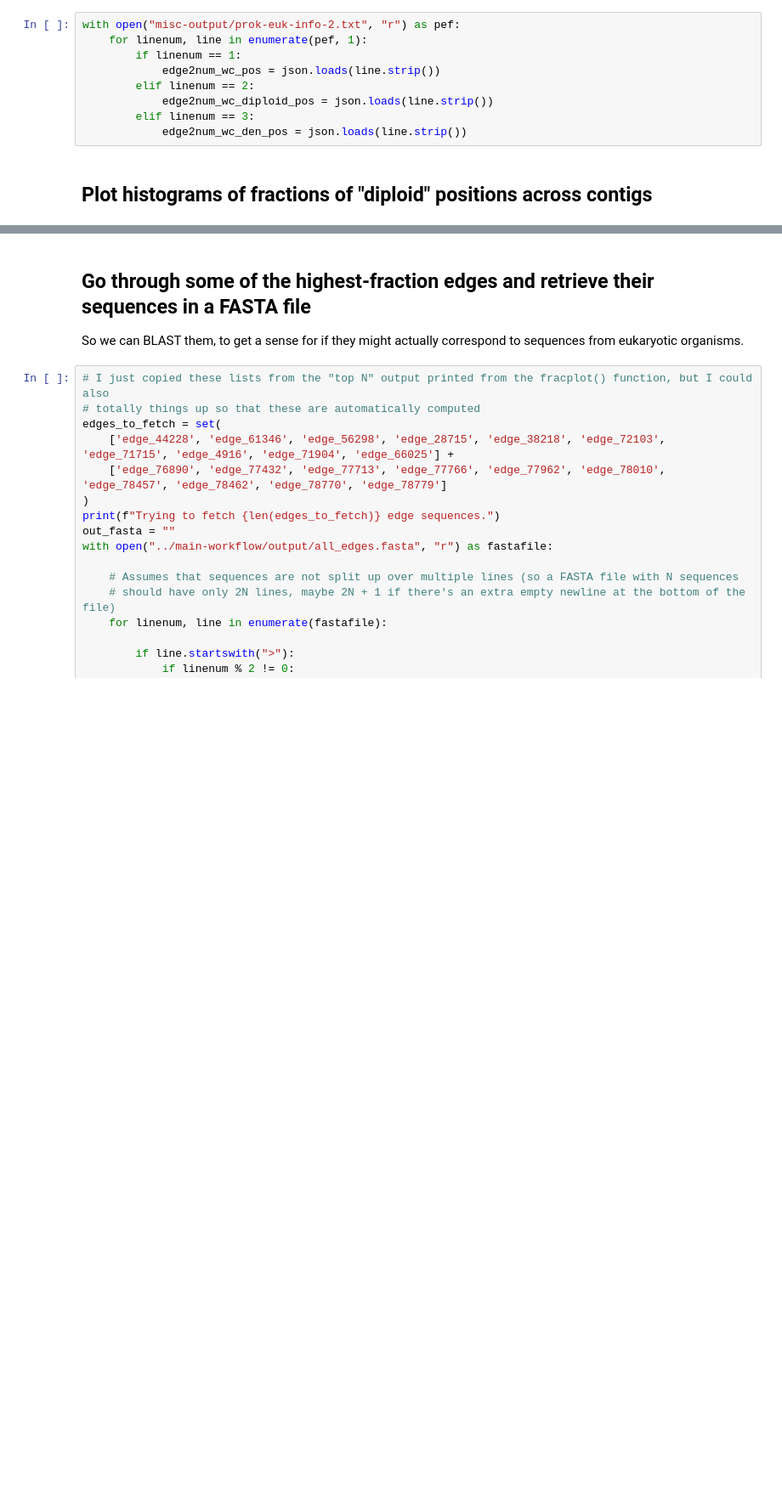
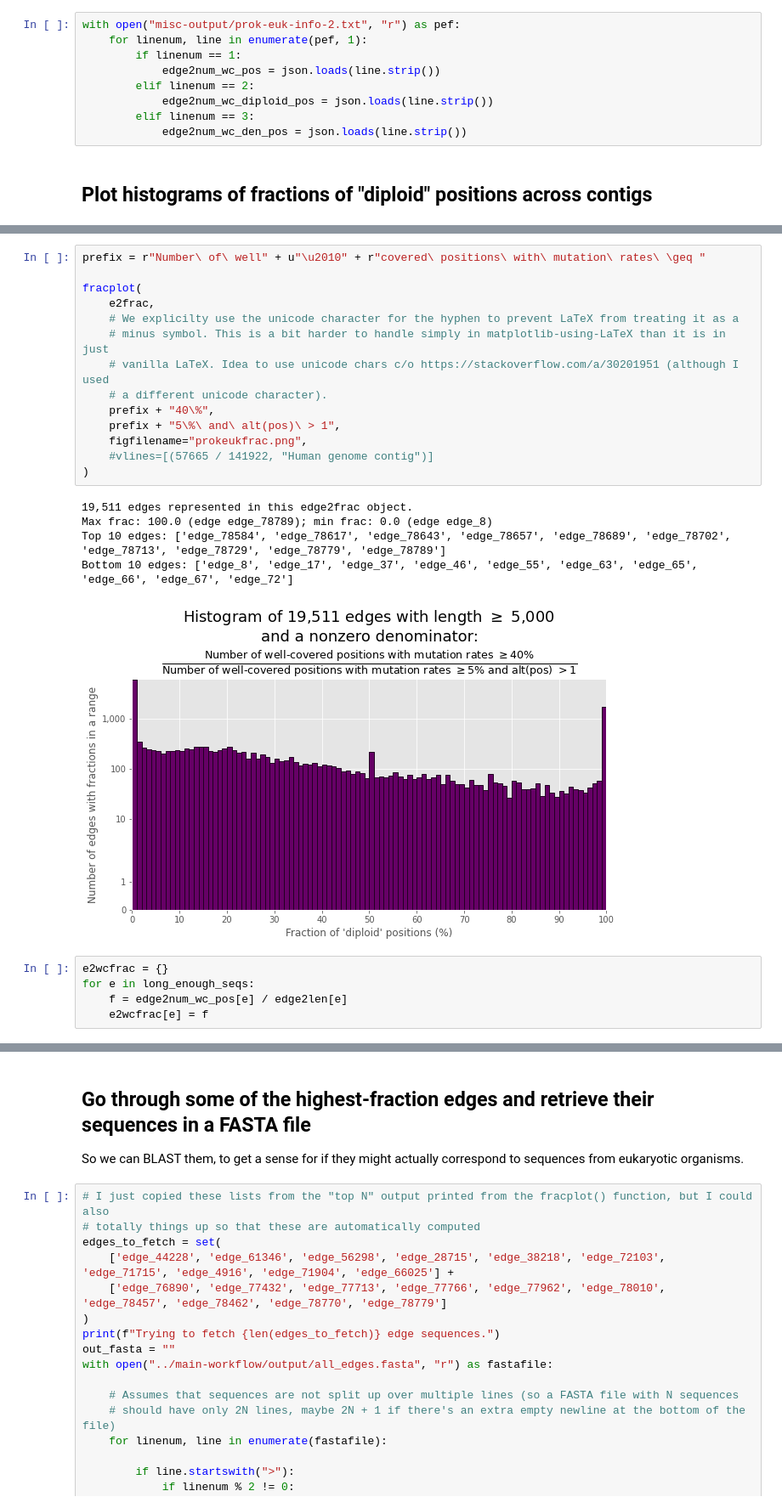
Before and after one commit to fedarko/sheepgut, a Jupyter notebook: notebooks/ProkEukClassification.ipynb, the cells around one changed output, grey strips where cells are left out. Shown at 85% size. Drawn from its saved outputs; the diff is of its cells as text; blank space fills up the shorter version.

```diff
--- a/notebooks/ProkEukClassification.ipynb
+++ b/notebooks/ProkEukClassification.ipynb
@@ -399,2 +337,27 @@ Bottom 10 edges: ['edge_8', 'edge_12', 'edge_14', 'edge_24', 'edge_34', 'edge_37
+# %%
+prefix = r"Number\ of\ well" + u"\u2010" + r"covered\ positions\ with\ mutation\ rates\ \geq "
+
+fracplot(
+    e2frac,
+    # We explicilty use the unicode character for the hyphen to prevent LaTeX from treating it as a
+    # minus symbol. This is a bit harder to handle simply in matplotlib-using-LaTeX than it is in just
+    # vanilla LaTeX. Idea to use unicode chars c/o https://stackoverflow.com/a/30201951 (although I used
+    # a different unicode character).
+    prefix + "40\%",
+    prefix + "5\%\ and\ alt(pos)\ > 1",
+    figfilename="prokeukfrac.png",
+    #vlines=[(57665 / 141922, "Human genome contig")]
+)
+# %% [output]
+19,511 edges represented in this edge2frac object.
+Max frac: 100.0 (edge edge_78789); min frac: 0.0 (edge edge_8)
+Top 10 edges: ['edge_78584', 'edge_78617', 'edge_78643', 'edge_78657', 'edge_78689', 'edge_78702', 'edge_78713', 'edge_78729', 'edge_78779', 'edge_78789']
+Bottom 10 edges: ['edge_8', 'edge_17', 'edge_37', 'edge_46', 'edge_55', 'edge_63', 'edge_65', 'edge_66', 'edge_67', 'edge_72']
+[figure, added]
+# %%
+e2wcfrac = {}
+for e in long_enough_seqs:
+    f = edge2num_wc_pos[e] / edge2len[e]
+    e2wcfrac[e] = f
 # %%
 fracplot(
```
Also changed, not shown: parts of 14 cells of this notebook, 2 other files.
